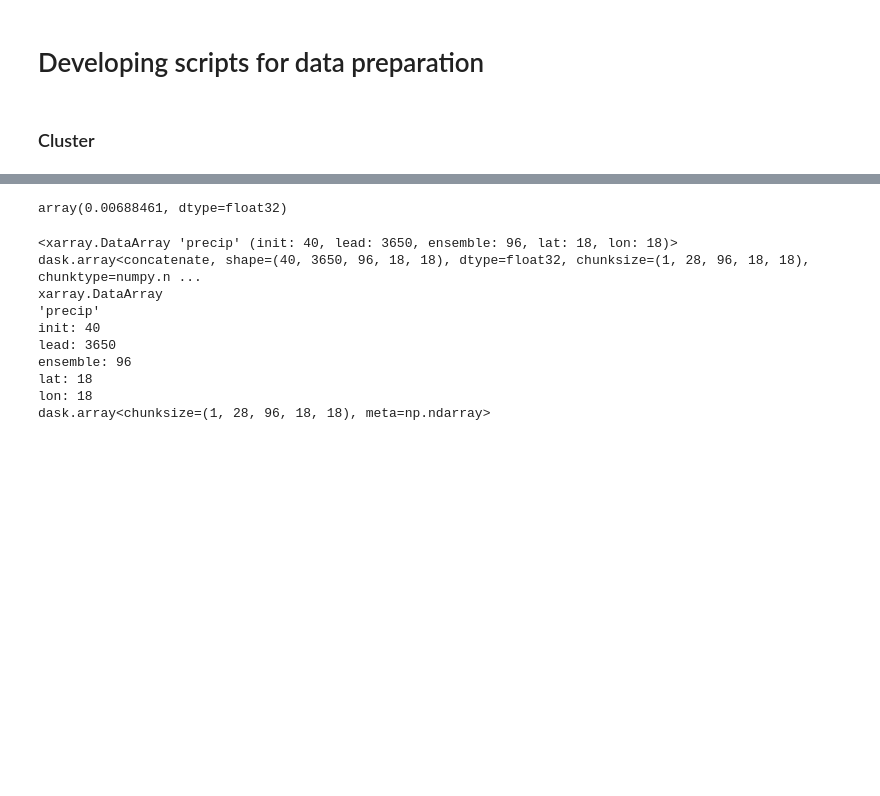
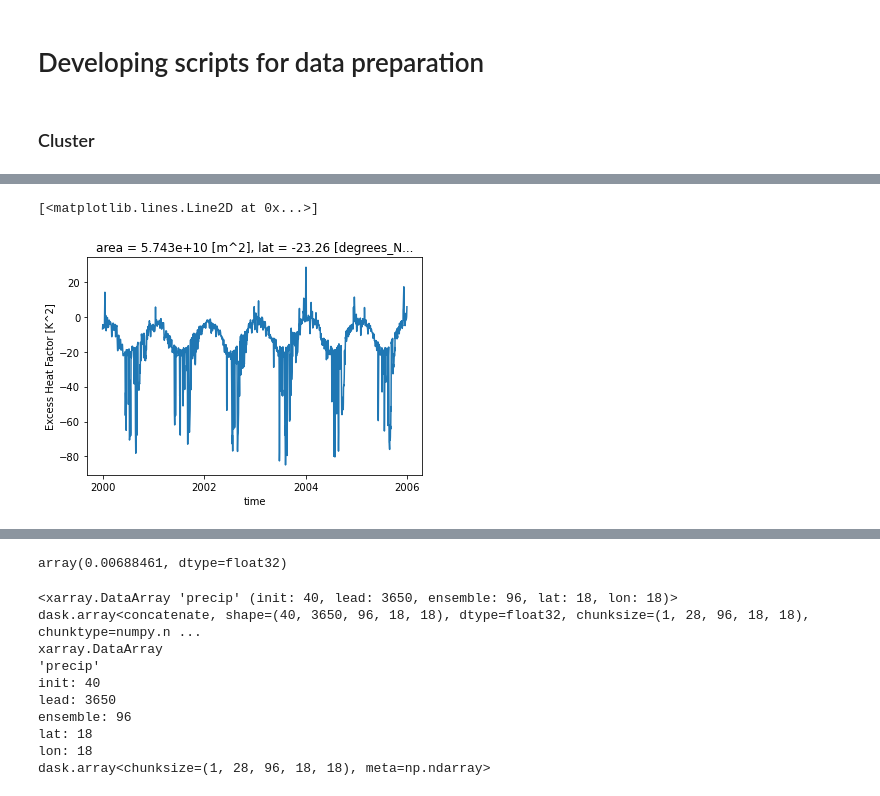
Before and after one commit to dougiesquire/CAFE-f6_documentation, a Jupyter notebook: notebooks/exploratory/prepare_data.ipynb, the cells around one changed output, grey strips where cells are left out. Saved outputs shown, nothing was run; the diff lists cells and outputs as text; code cells hidden in the pictures; blank space fills up the shorter version.

```diff
--- a/notebooks/exploratory/prepare_data.ipynb
+++ b/notebooks/exploratory/prepare_data.ipynb
@@ -237,0 +214,5 @@ Arguments: ('Scheduler', 10.781982421875)
+# %%
+test.isel(lat=10, lon=10).sel(time=slice("2000", "2005")).plot()
+# %% [output]
+[<matplotlib.lines.Line2D at 0x...>]
+[figure, added]
```
Also changed, not shown: parts of 29 cells of this notebook, 8 other files.
